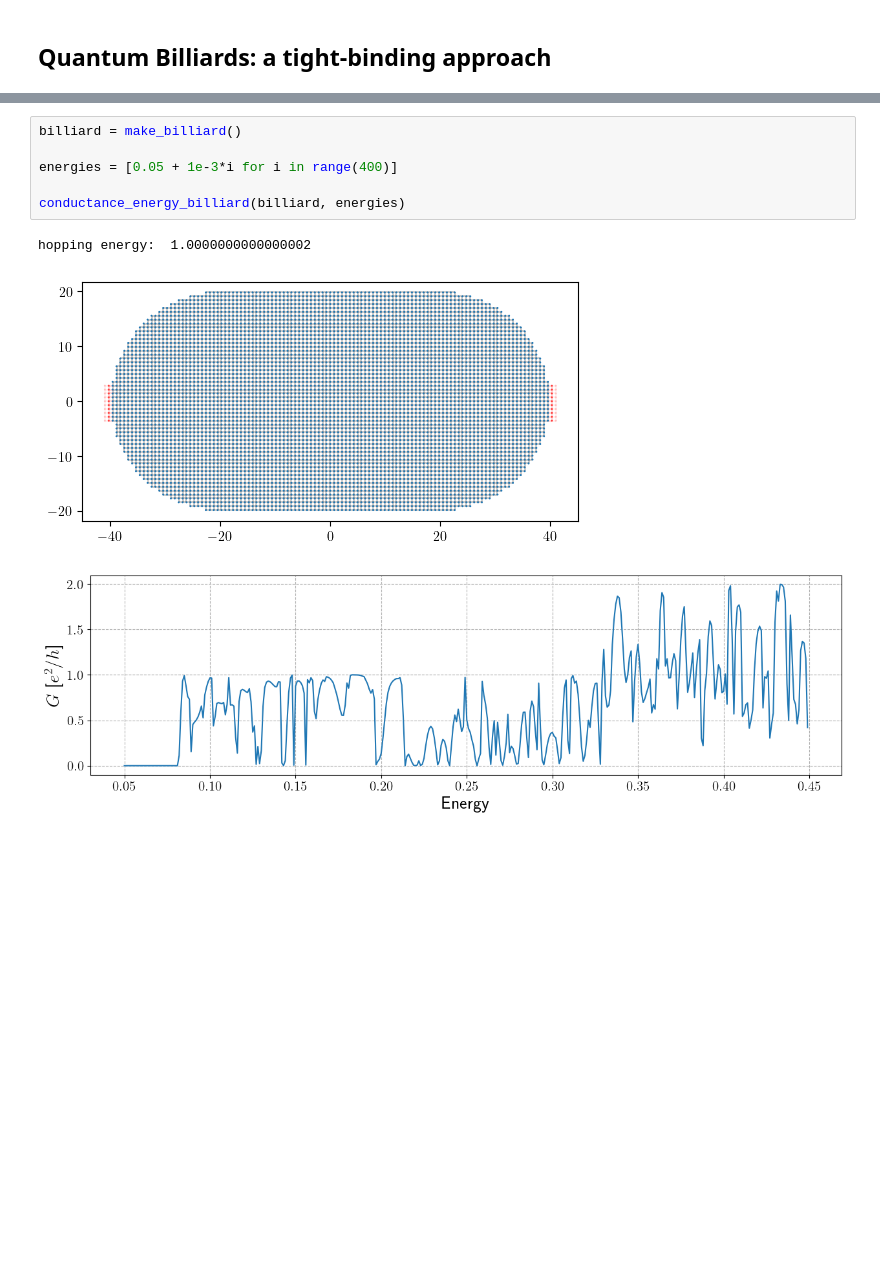
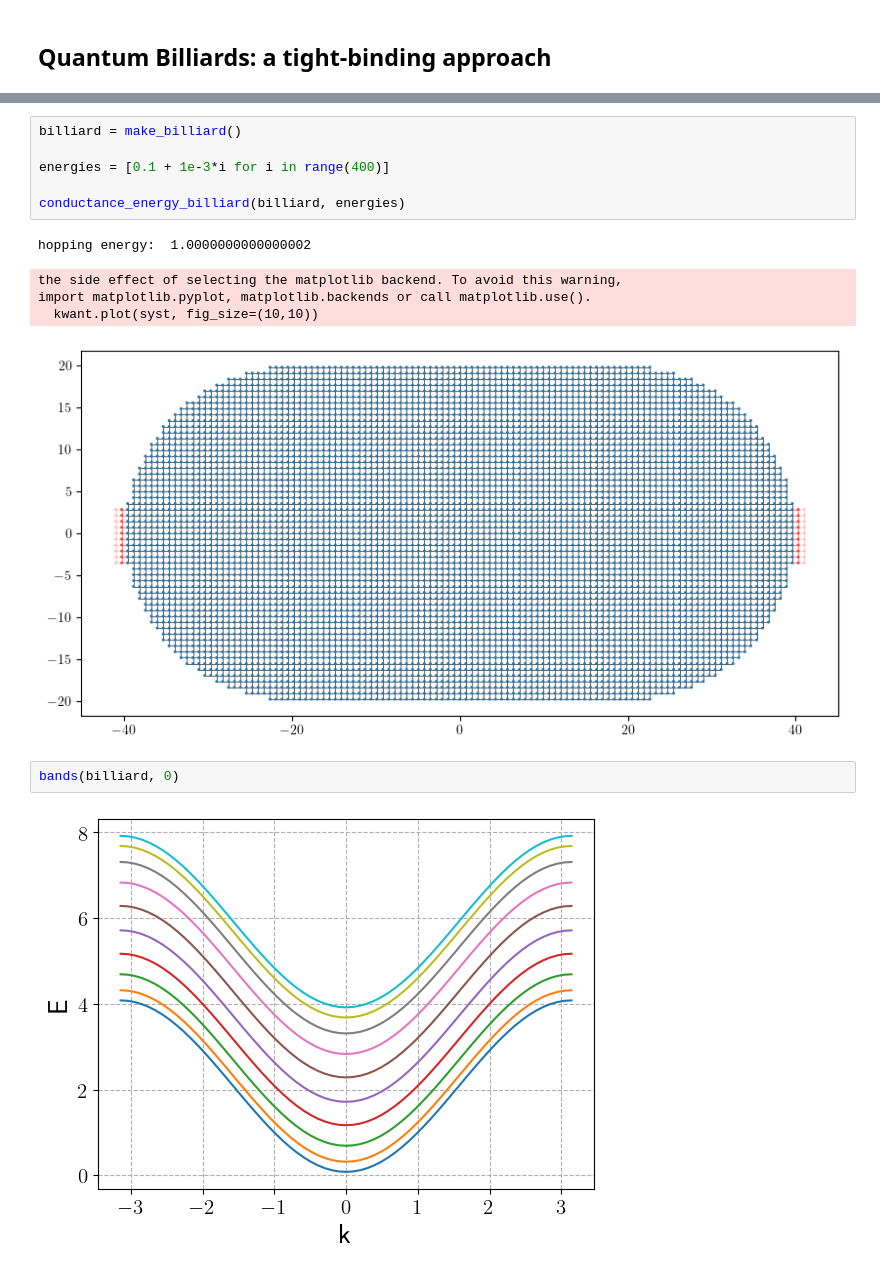
Before and after one commit to acappel/RSOC-Quantum-Transport, a Jupyter notebook: qbilliard-v1.ipynb, the cells around one changed output, grey strips where cells are left out. Saved outputs shown, nothing was run; the diff lists cells and outputs as text; blank space fills up the shorter version.

```diff
--- a/qbilliard-v1.ipynb
+++ b/qbilliard-v1.ipynb
@@ -79,11 +116,17 @@ def dos_billiard(system,energy):
 # %%
 billiard = make_billiard()
 
-energies = [0.05 + 1e-3*i for i in range(400)]
+energies = [0.1 + 1e-3*i for i in range(400)]
 
 conductance_energy_billiard(billiard, energies)
 # %% [output]
 hopping energy:  1.0000000000000002
+the side effect of selecting the matplotlib backend. To avoid this warning,
+import matplotlib.pyplot, matplotlib.backends or call matplotlib.use().
+  kwant.plot(syst, fig_size=(10,10))
-[figure, old version]
+[figure, new version]
-[figure, removed]
+# %%
+bands(billiard, 0)
+# %% [output]
+[figure, added]
 # %%
```
Also changed, not shown: parts of 4 cells of this notebook.
